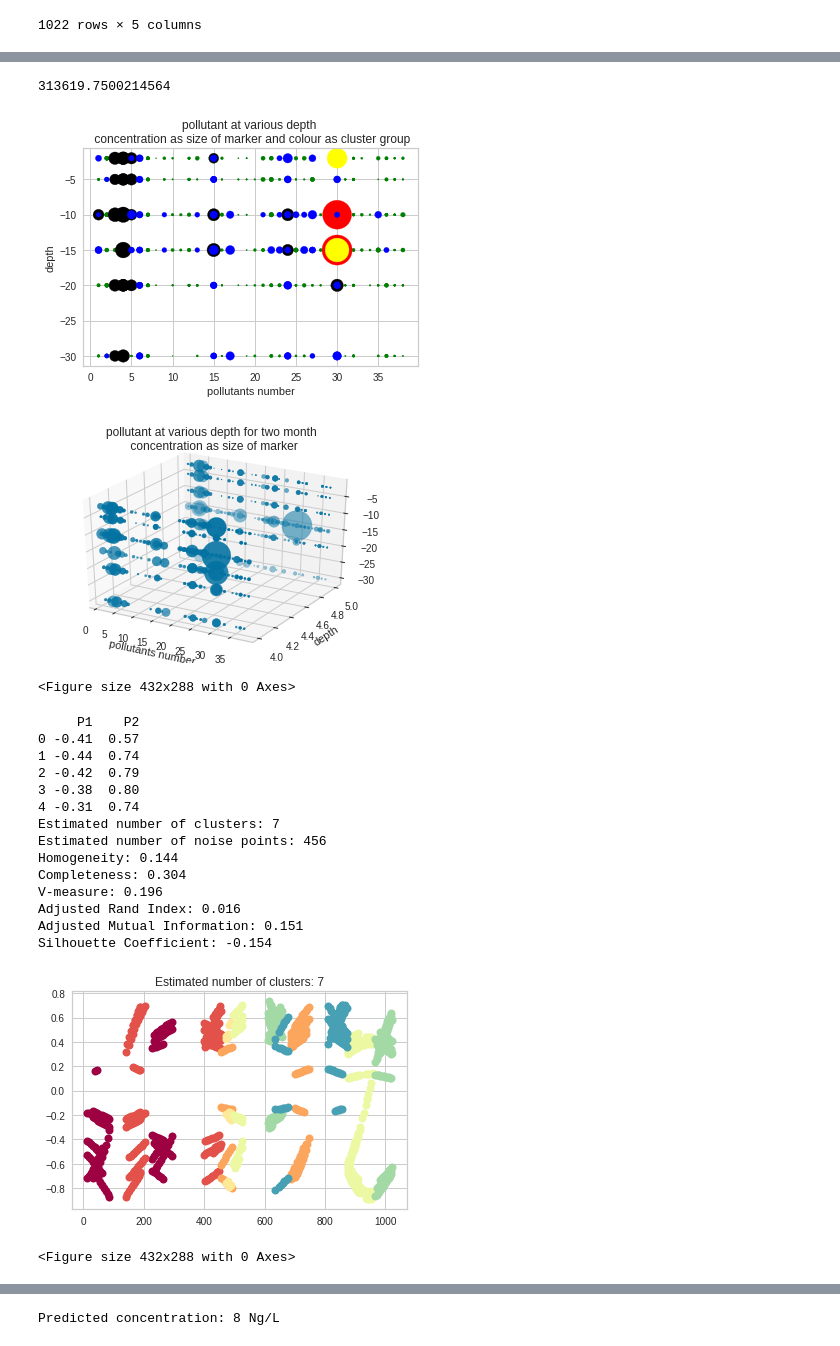
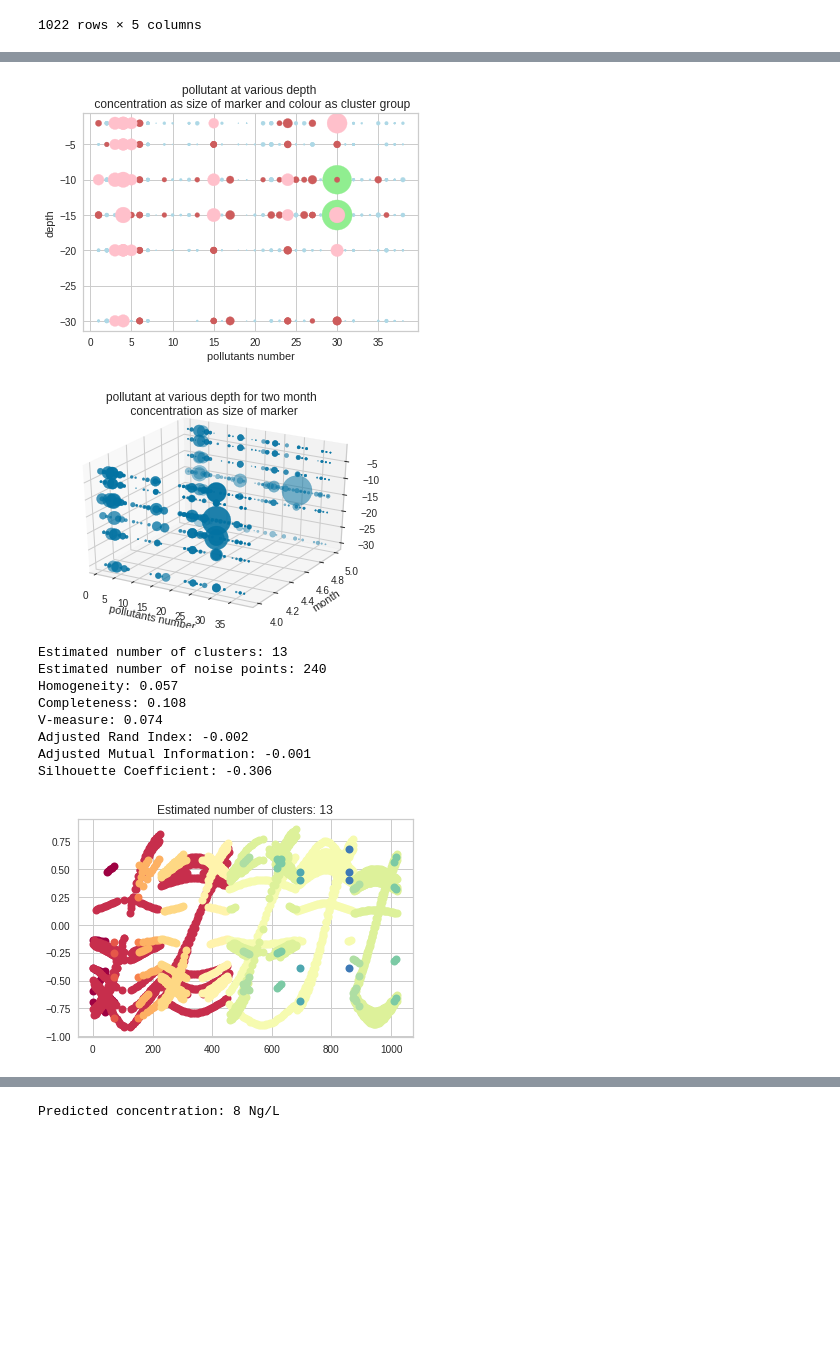
Before and after one commit to DuaneHsa/2022_ML_Earth_Env_Sci, a Jupyter notebook: final_project_renaud.ipynb, the cells around one changed output, grey strips where cells are left out. Saved outputs shown, nothing was run; the diff lists cells and outputs as text; code cells hidden in the pictures; blank space fills up the shorter version.

```diff
--- a/final_project_renaud.ipynb
+++ b/final_project_renaud.ipynb
@@ -81,10 +81,10 @@ df['pol'] = df['pol'].astype(int)
 # %%
 
 #clustering  K-means
-clusternumber = 5
-km = KMeans(n_clusters=clusternumber,init='k-means++',max_iter=1000, random_state=42)
+km = KMeans(n_clusters=4,init='k-means++',max_iter=1000, random_state=18,algorithm='elkan')
 y_predicted = km.fit_predict(df)
 df['cluster']=y_predicted
 X = df.drop(['conc'], axis=1)
 y = df['conc']
-X_train, X_test, y_train, y_test = train_test_split(X, y,test_size = 0.2,random_state = 2)
+X_train, X_test, y_train, y_test = train_test_split(X, y,test_size = 0.2,random_state = 18)
+X_test, X_val, y_test, y_val = train_test_split(X_train, y_train, test_size=0.5,random_state = 18)
@@ -120,20 +137,18 @@ visualizer.show(outpath='fig3.png')
-# %%
-print(km.inertia_)
-# %% [output]
-313619.7500214564
 # %%
 
 df1 = df[df.cluster==0]
 df2 = df[df.cluster==1]
 df3 = df[df.cluster==2]
 df4 = df[df.cluster==3]
-df5 = df[df.cluster==4]
 
-plt.scatter(df1.pol,df1.z,df1.conc,color='green')
-plt.scatter(df2.pol,df2.z,df2.conc,color='red')
-plt.scatter(df3.pol,df3.z,df3.conc,color='black')
-plt.scatter(df4.pol,df4.z,df4.conc,color='yellow')
-plt.scatter(df5.pol,df5.z,df5.conc,color='blue')
+
+
+
+
+plt.scatter(df1.pol,df1.z,df1.conc,color = 'lightblue')
+plt.scatter(df2.pol,df2.z,df2.conc,color='lightgreen')
+plt.scatter(df3.pol,df3.z,df3.conc,color='indianred')
+plt.scatter(df4.pol,df4.z,df4.conc,color='pink')
 
 
 plt.xlabel('pollutants number')
@@ -142,21 +157,22 @@ plt.title('pollutant at various depth \n concentration as size of marker and col
 
 plt.savefig('fig4',bbox_inches='tight')
 # %% [output]
-[figure, old version]
+[figure, new version]
 # %%
+#print(df)
 import matplotlib.pyplot as plt
-plotcolor = ['red','orange','yellow','green','blue']
 ax = plt.axes(projection='3d')
 ax.scatter(df.pol,df.time,df.z, s = df.conc)
 
+
 plt.xlabel('pollutants number')
-plt.ylabel('depth')
+plt.ylabel('month')
+
+
 plt.title('pollutant at various depth for two month \n concentration as size of marker')
 
-plt.show()
 plt.savefig('fig5',bbox_inches='tight')
 # %% [output]
 [figure]
-<Figure size 432x288 with 0 Axes>
 # %%
  #DBSCAN part---------
@@ -166,11 +184,13 @@ df['conc'].fillna(0, inplace=True)
 
 X = df.drop(['conc',], axis=1)
 y = df['conc']
-X_train, X_test, y_train, y_test = train_test_split(X, y,test_size = 0.2,random_state = 42)
-
 
 X['pol'].replace({'Atenolol': 1, 'Atrazin': 2, 'Azithromycin':3,	'Benzotriazol':4,	'Bezafibrat':5,	'Carbamazepin':6, 'Carbendazim':7,	'Chloridazon':8,	'Ciprofloxacin':9,	'Clarithromycin':10,	'Clindamycin':11,	'Clofibric acid':12, 'Diclofenac':13, 'Diuron':14,	'Gabapentin':15,	'Gemfibrocil':16,	'Iopamidol':17,	'IPBC':18,	'Irgarol':19,	'Isoproturon':20, 'Ketoprofen':21,	'Mecoprop':22,	'Mefenamic acid':23,	'Methylbenzotriazol':24,	'Metoprolol':25,	'Metronidazol':26,	'Naproxen':27,	'Norfloxacin':28,	'Ofloxacin':29,	'Paracetamol':30,	'Primidon':31,'Propiconazol':32,	'Propranolol':33,	'Simvastatin':34,	'Sotalol':35,	'Sulfamethoxazol':36,	'Terbutryn':37,	'Trimethoprim':38}, inplace=True)
 X['pol'] = X['pol'].astype(int)
+
+X_train, X_test, y_train, y_test = train_test_split(X, y,test_size = 0.2,random_state = 18)
+X_test, X_val, y_test, y_val = train_test_split(X_train, y_train, test_size=0.5,random_state = 18)
+
 
 
 # Scaling the data
@@ -183,15 +203,16 @@ X_normalized = normalize(X_scaled)
 #np to panda
 X_normalized = pd.DataFrame(X_normalized)
 
-
+'''
 pca = PCA(n_components = 2)
 X_principal = pca.fit_transform(X_normalized)
 X_principal = pd.DataFrame(X_principal)
 X_principal.columns = ['P1', 'P2']
 print(X_principal.head())
+'''
 
 # Numpy array of all the cluster labels assigned to each data point
-db= DBSCAN(eps = 0.09, min_samples = 20).fit(X_principal)
+db= DBSCAN(eps = 50e-3, min_samples = 5,metric= 'euclidean').fit(X_principal)
 labels = db.labels_
 labels_true = df['pol']
 
@@ -211,48 +232,40 @@ print("Adjusted Rand Index: %0.3f" % metrics.adjusted_rand_score(labels_true, la
 print(
     "Adjusted Mutual Information: %0.3f"
     % metrics.adjusted_mutual_info_score(labels_true, labels)
 )
 print("Silhouette Coefficient: %0.3f" % metrics.silhouette_score(X, labels))
 
 
 # Black removed and is used for noise instead.
 unique_labels = set(labels)
 colors = [plt.cm.Spectral(each) for each in np.linspace(0, 1, len(unique_labels))]
 
 
 for k, col in zip(unique_labels, colors):
     if k == -1:
         # Black used for noise.
         col = [0, 0, 0, 0.4]
 
     class_member_mask = labels == k
 
     xy = X_normalized[class_member_mask & core_samples_mask]
     plt.plot(
         xy,
         "o",
         markerfacecolor=tuple(col),
         markeredgecolor='k',
         markersize=8,
     )
 
 plt.title("Estimated number of clusters: %d" % n_clusters_)
-plt.show()
-plt.savefig('fig6')
+plt.savefig('fig6',bbox_inches='tight')
 # %% [output]
-     P1    P2
-0 -0.41  0.57
-1 -0.44  0.74
-2 -0.42  0.79
-3 -0.38  0.80
-4 -0.31  0.74
-Estimated number of clusters: 7
-Estimated number of noise points: 456
-Homogeneity: 0.144
-Completeness: 0.304
-V-measure: 0.196
-Adjusted Rand Index: 0.016
-Adjusted Mutual Information: 0.151
-Silhouette Coefficient: -0.154
+Estimated number of clusters: 13
+Estimated number of noise points: 240
+Homogeneity: 0.057
+Completeness: 0.108
+V-measure: 0.074
+Adjusted Rand Index: -0.002
+Adjusted Mutual Information: -0.001
+Silhouette Coefficient: -0.306
-[figure, old version]
+[figure, new version]
-<Figure size 432x288 with 0 Axes>
```
Also changed, not shown: parts of 11 cells of this notebook.
